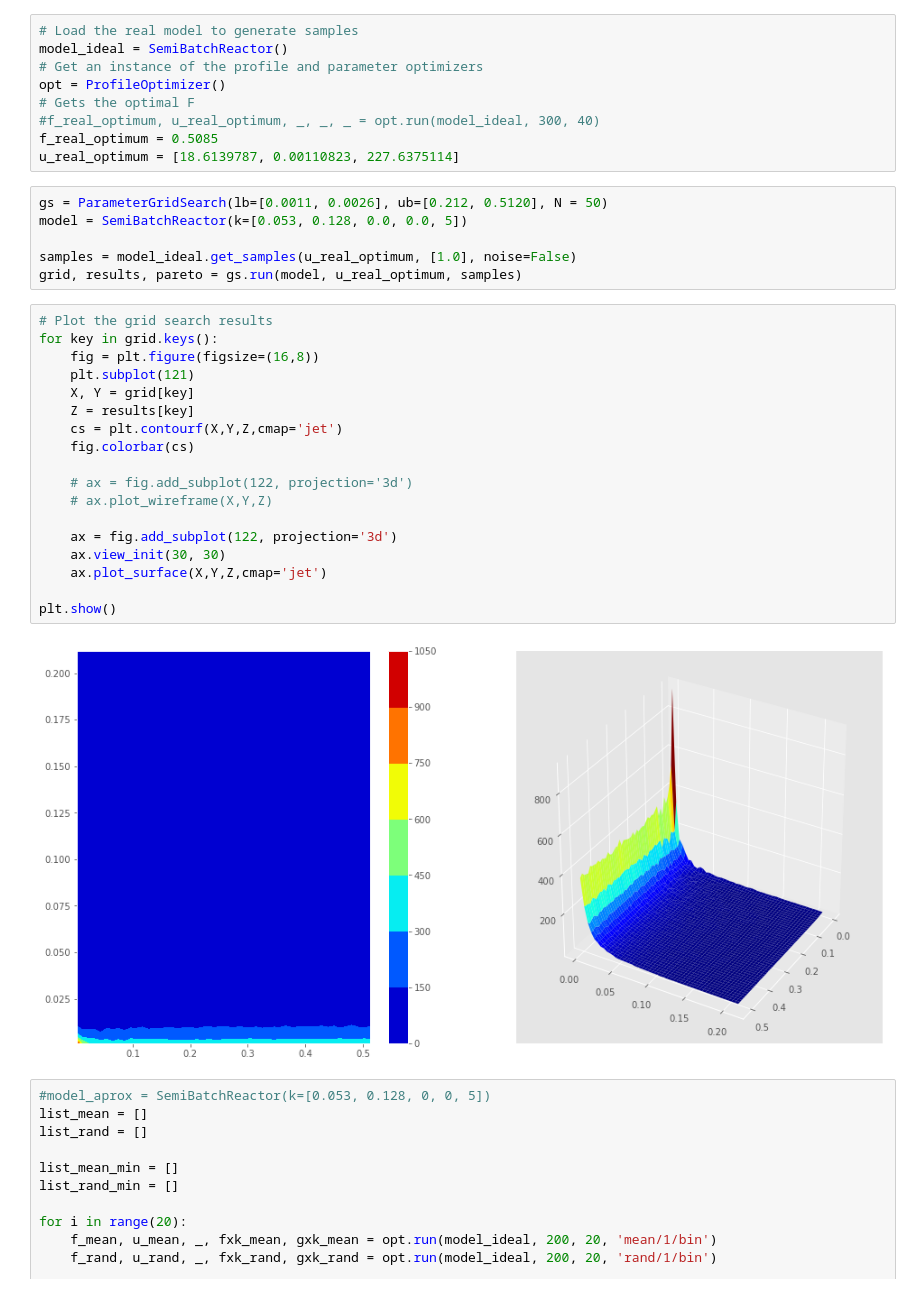
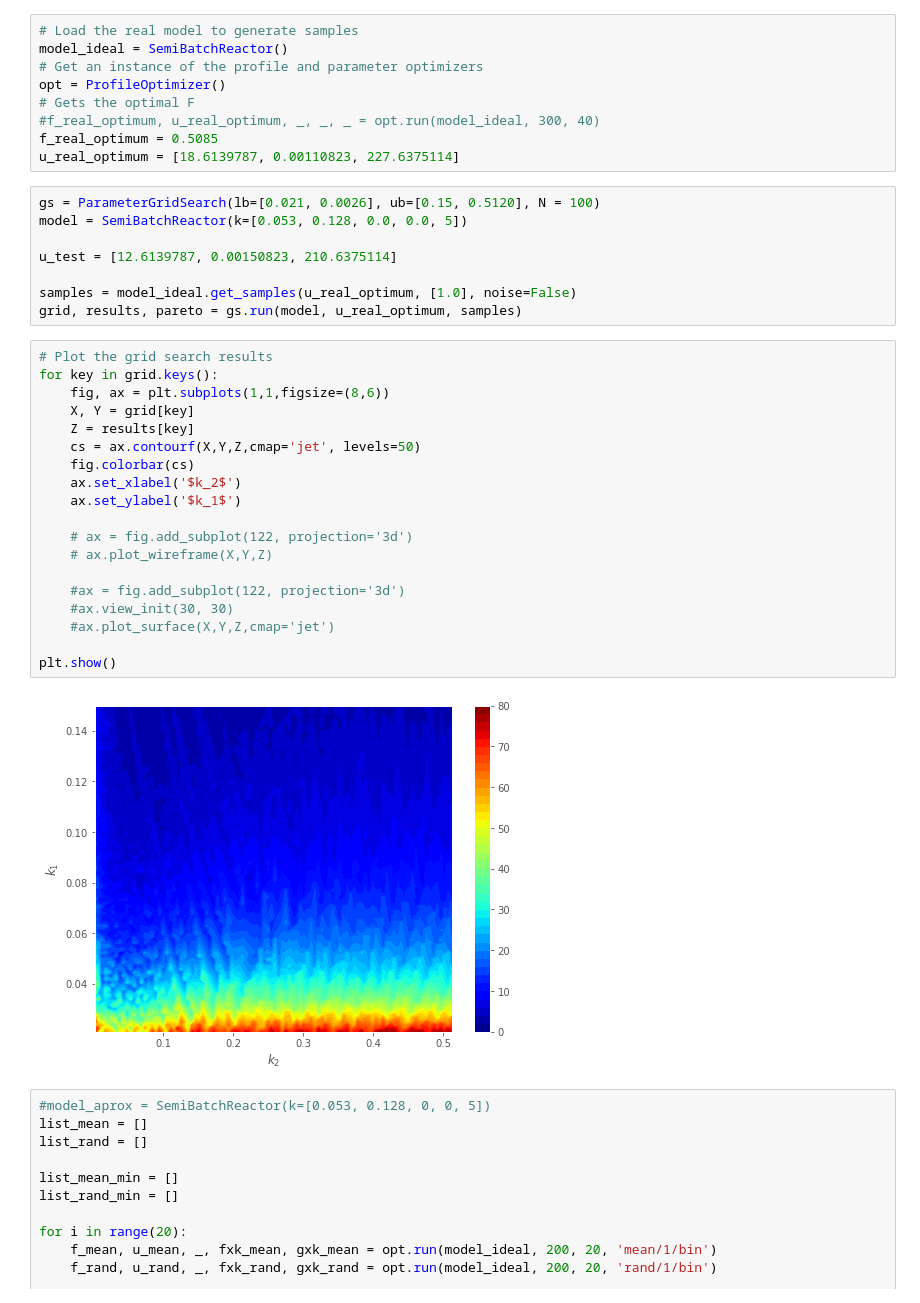
Before and after one commit to vicrsp/rto, a Jupyter notebook: src/notebooks/CE-TwoStepAnalysis.ipynb, the cells around one changed output. Drawn from its saved outputs; the diff is of its cells as text.

```diff
--- a/src/notebooks/CE-TwoStepAnalysis.ipynb
+++ b/src/notebooks/CE-TwoStepAnalysis.ipynb
@@ -34,31 +31,34 @@ opt = ProfileOptimizer()
 f_real_optimum = 0.5085
 u_real_optimum = [18.6139787, 0.00110823, 227.6375114]
 # %%
-gs = ParameterGridSearch(lb=[0.0011, 0.0026], ub=[0.212, 0.5120], N = 50)
+gs = ParameterGridSearch(lb=[0.021, 0.0026], ub=[0.15, 0.5120], N = 100)
 model = SemiBatchReactor(k=[0.053, 0.128, 0.0, 0.0, 5])
+
+u_test = [12.6139787, 0.00150823, 210.6375114]
 
 samples = model_ideal.get_samples(u_real_optimum, [1.0], noise=False)
 grid, results, pareto = gs.run(model, u_real_optimum, samples)
 # %%
 # Plot the grid search results
 for key in grid.keys():
-    fig = plt.figure(figsize=(16,8))
-    plt.subplot(121)
+    fig, ax = plt.subplots(1,1,figsize=(8,6))
     X, Y = grid[key]
     Z = results[key]
-    cs = plt.contourf(X,Y,Z,cmap='jet')
+    cs = ax.contourf(X,Y,Z,cmap='jet', levels=50)
     fig.colorbar(cs)
+    ax.set_xlabel('$k_2$')
+    ax.set_ylabel('$k_1$')
 
     # ax = fig.add_subplot(122, projection='3d')
     # ax.plot_wireframe(X,Y,Z)
 
-    ax = fig.add_subplot(122, projection='3d')
-    ax.view_init(30, 30)
-    ax.plot_surface(X,Y,Z,cmap='jet')
+    #ax = fig.add_subplot(122, projection='3d')
+    #ax.view_init(30, 30)
+    #ax.plot_surface(X,Y,Z,cmap='jet')
 
 plt.show()
 # %% [output]
-[figure, old version]
+[figure, new version]
 # %%
 #model_aprox = SemiBatchReactor(k=[0.053, 0.128, 0, 0, 5])
 list_mean = []
```
Also changed, not shown: parts of 2 cells of this notebook, 1 other file.
